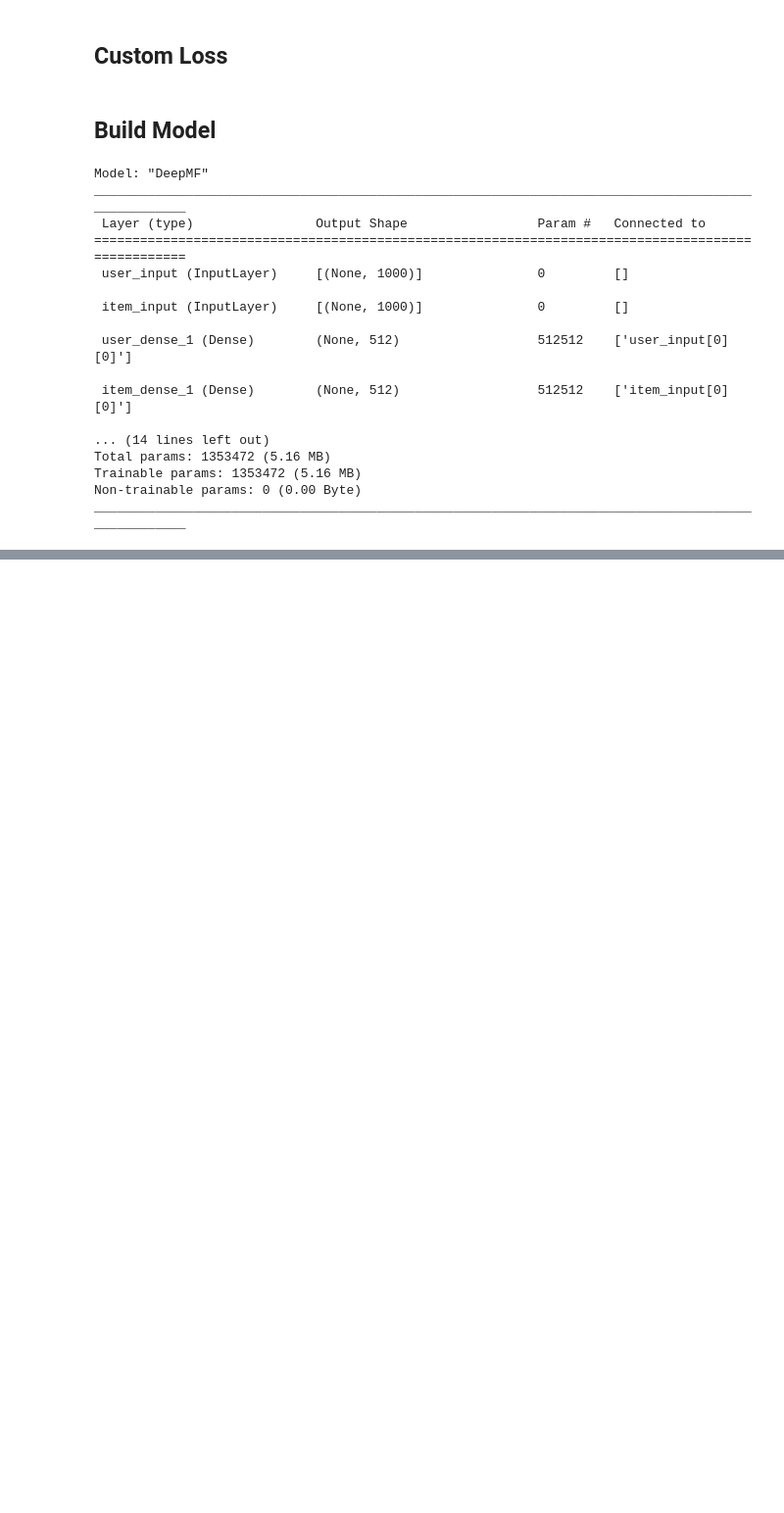
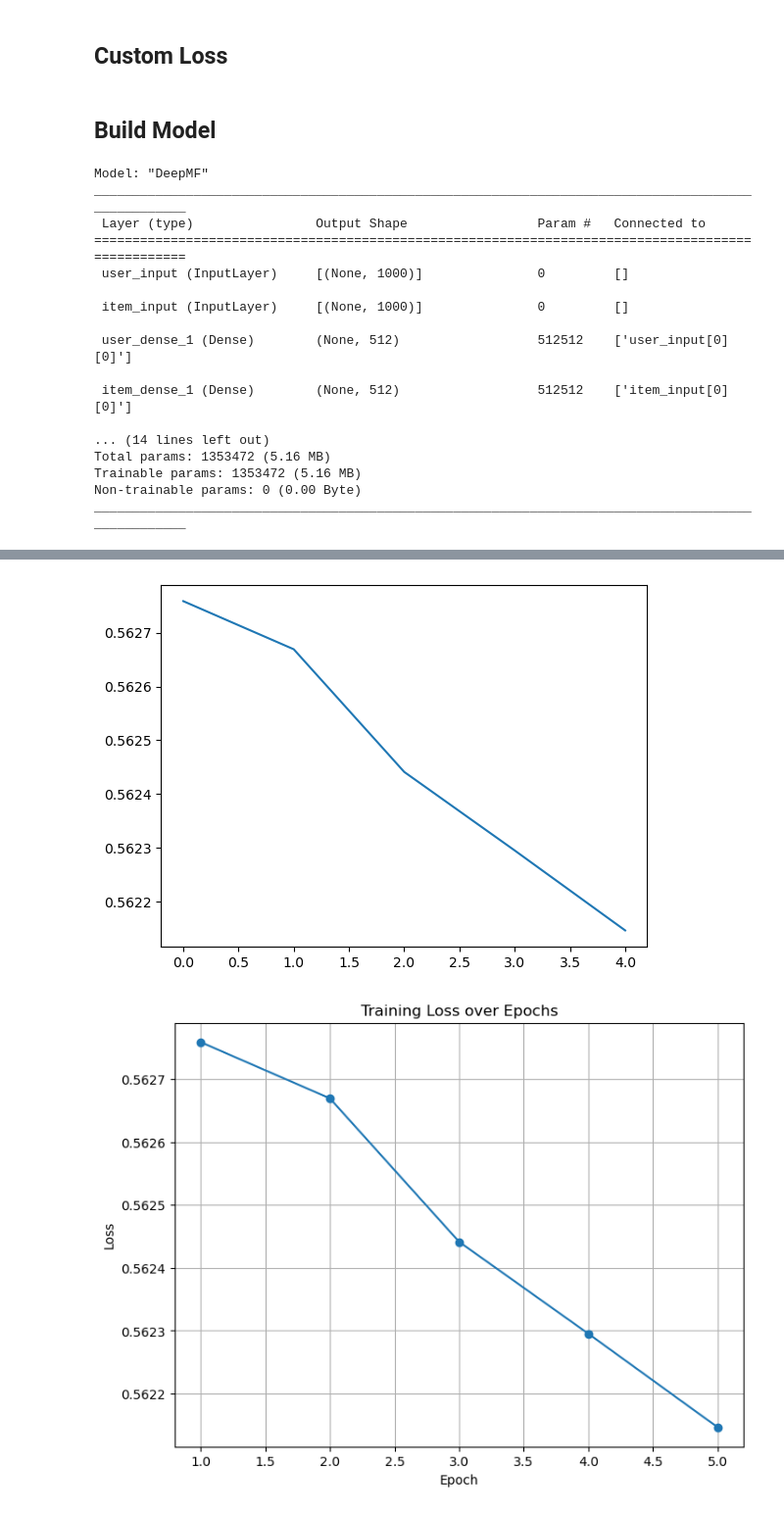
Before and after one commit to FrosBitz/Deep-Matrix-Factorization-Models-for-Recommender-Systems, a Jupyter notebook: deep_mf.ipynb, the cells around one changed output, grey strips where cells are left out. Shown at 98% size. Cells and saved outputs as stored; diff of their text form; code cells hidden in the pictures; blank space fills up the shorter version.

```diff
--- a/deep_mf.ipynb
+++ b/deep_mf.ipynb
@@ -199,0 +222,9 @@ plt.show()
+# %%
+model2 = tf.keras.models.load_model("DeepMF_model", custom_objects={'normalized_cross_entropy_loss': normalized_cross_entropy_loss})
+# %%
+history = model2.fit(
+    [X_user_all, X_item_all],
+    y_all,
+    batch_size=128,
+    epochs=5,
+)
@@ -199,0 +242,13 @@ plt.show()
+# %%
+loss = history.history['loss']
+plt.plot(loss)
+plt.figure(figsize=(8,6))
+plt.plot(range(1, len(loss)+1), loss, marker='o')
+plt.title("Training Loss over Epochs")
+plt.xlabel("Epoch")
+plt.ylabel("Loss")
+plt.grid(True)
+plt.show()
+# %% [output]
+[figure, added]
+[figure, added]
```
Also changed, not shown: parts of 5 cells of this notebook, 5 other files.
